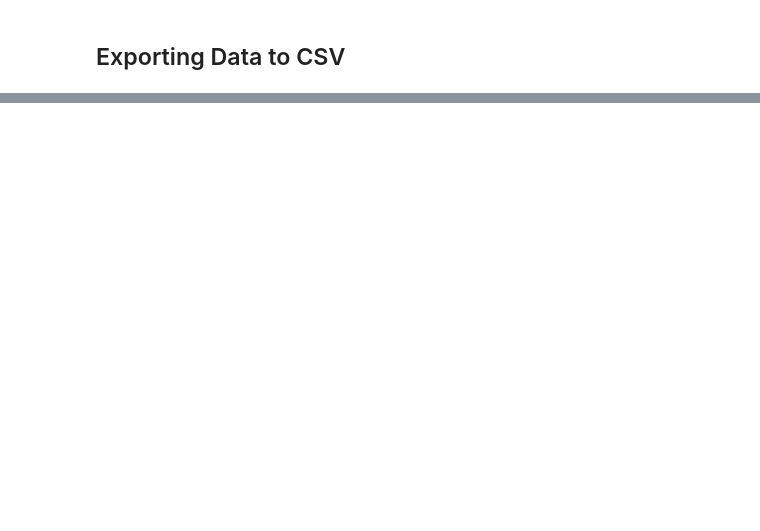
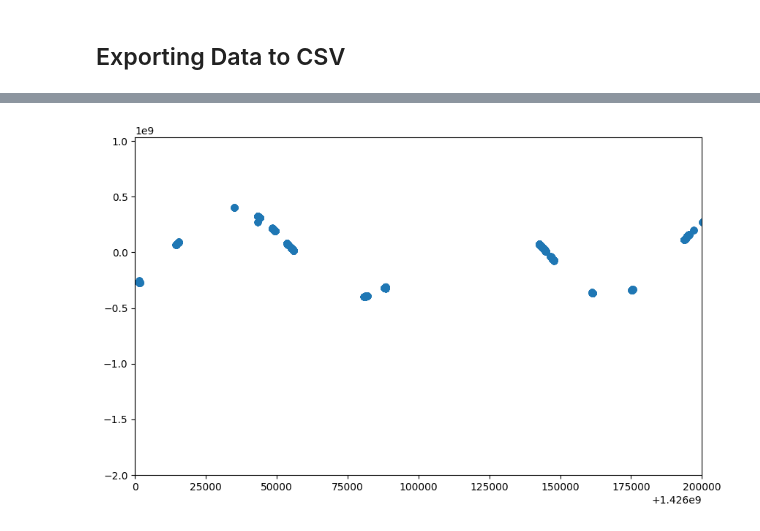
Before and after one commit to colin-skinner/AA-272-GPS-Final, a Jupyter notebook: lugre.ipynb, the cells around one changed output, grey strips where cells are left out. Drawn from its saved outputs; the diff is of its cells as text; code cells hidden in the pictures; blank space fills up the shorter version.

```diff
--- a/lugre.ipynb
+++ b/lugre.ipynb
@@ -334,14 +337,20 @@ def load_TLM_NAV(filename: str):
 tlm_dir = "LuGRE Mission Data/L0/TLM/"
 files = os.listdir(tlm_dir)
 
+
+
+
 def is_before_op(file: str, op: int):
     _,_,_,file_op = get_metadata(file.strip())
-    return file_op < (100 * op)
+    file_op //= 100 # Get actual OP instead of OP number representation
+    return file_op < op
 # %%
-nav_filenames = sorted([f for f in files if ("NAV" in f and not is_before_op(f, 38))])
-acq_filenames = sorted([f for f in files if ("ACQ" in f and not is_before_op(f, 38))])
-raw_filenames = sorted([f for f in files if ("RAW" in f and not is_before_op(f, 38))])
+nav_filenames = sorted([f for f in files if (
+    "NAV" in f and
+    not is_before_op(f, 38)
+    and ".bin" not in f)])
+# acq_filenames = sorted([f for f in files if ("ACQ" in f and not is_before_op(f, 38))])
+# raw_filenames = sorted([f for f in files if ("RAW" in f and not is_before_op(f, 38))])
 
-nav_files = [load_TLM_NAV(tlm_dir + f) for f in nav_filenames if ".bin" not in f]
-acq_files = [load_TLM_ACQ(tlm_dir + f) for f in acq_filenames if ".bin" not in f]
-raw_files = [load_TLM_RAW(tlm_dir + f) for f in raw_filenames if ".bin" not in f]
+
+pprint([f"{i}:    {name}" for i,name in enumerate(nav_filenames)])
@@ -348,3 +365,7 @@ raw_files = [load_TLM_RAW(tlm_dir + f) for f in raw_filenames if ".bin" not in f
+# %%
+nav_files = [load_TLM_NAV(tlm_dir + f) for f in nav_filenames]
+# acq_files = [load_TLM_ACQ(tlm_dir + f) for f in acq_filenames if ".bin" not in f]
+# raw_files = [load_TLM_RAW(tlm_dir + f) for f in raw_filenames if ".bin" not in f]
 # %% [markdown]
 ## Exporting Data to CSV
 # %%
@@ -380,0 +425,16 @@ nav_df = make_df(nav_files, ["start_time", "duration_hrs", "phase", "OP_num", "d
+# %%
+n = len(nav_df["start_time"])
+
+plt.figure(figsize=(10,6))
+plt.scatter(nav_df["rxTime_s"], nav_df["posX_m"])
+plt.xlim(1.4260e9, 1.4262e9)
+plt.ylim(bottom= -0.2e10)
+plt.show()
+
+
+# plt.scatter(nav_df["start_time"][start:end], nav_df["posY_m"][start:end])
+# plt.show()
+# plt.scatter(nav_df["start_time"][start:end], nav_df["posZ_m"][start:end])
+# plt.show()
+# %% [output]
+[figure, added]
```
Also changed, not shown: parts of 7 cells of this notebook, 2 other files.
